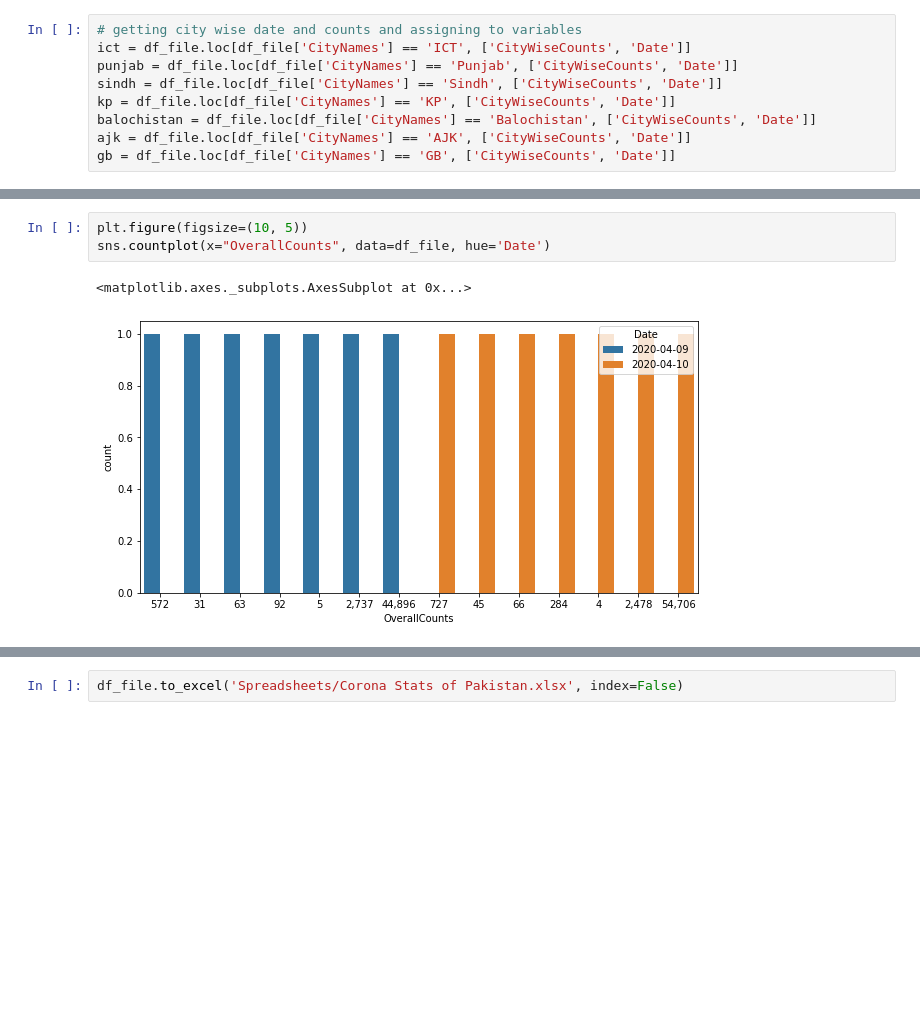
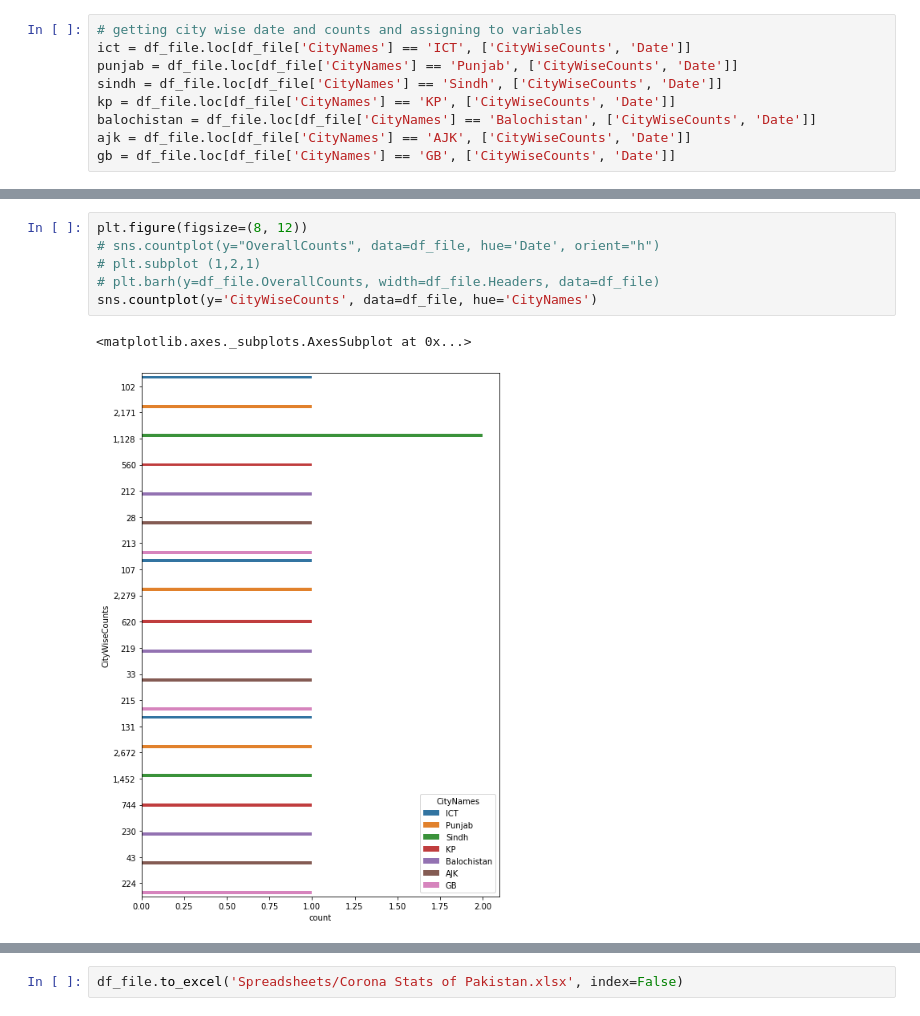
Before and after one commit to mmsayyam/Corona-Pakistan-Stats, a Jupyter notebook: Corona stats of Pakistan.ipynb, the cells around one changed output, grey strips where cells are left out. Cells and saved outputs as stored; diff of their text form; blank space fills up the shorter version.

```diff
--- a/Corona stats of Pakistan.ipynb
+++ b/Corona stats of Pakistan.ipynb
@@ -300,9 +316,12 @@ plt.show()
-# %%
-plt.figure(figsize=(10, 5))
-sns.countplot(x="OverallCounts", data=df_file, hue='Date')
-# %% [output]
-<matplotlib.axes._subplots.AxesSubplot at 0x...>
-[figure, removed]
+# %%
+plt.figure(figsize=(8, 12))
+# sns.countplot(y="OverallCounts", data=df_file, hue='Date', orient="h")
+# plt.subplot (1,2,1)
+# plt.barh(y=df_file.OverallCounts, width=df_file.Headers, data=df_file)
+sns.countplot(y='CityWiseCounts', data=df_file, hue='CityNames')
+# %% [output]
+<matplotlib.axes._subplots.AxesSubplot at 0x...>
+[figure, added]
 # %%
 plt.figure(figsize = (10, 4))
 
```
Also changed, not shown: parts of 16 cells of this notebook, 1 other file.
